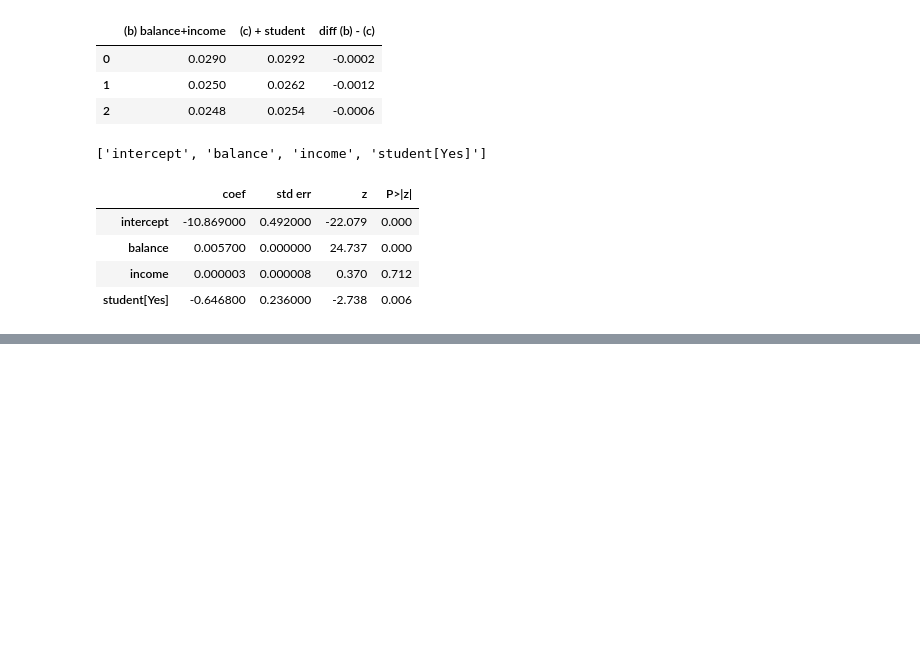
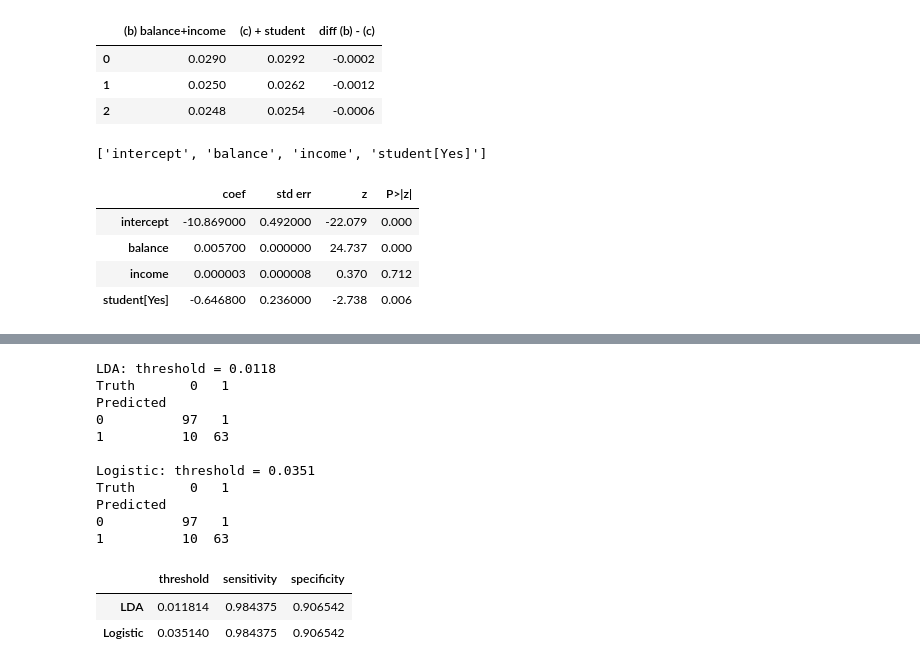
Before and after one commit to CozyCode890/IT171IU-labs, a Jupyter notebook: IT171IU_Lab03_Lê Thái Đức Tùng_ITDSIU24055.ipynb, the cells around one changed output, grey strips where cells are left out. Saved outputs shown, nothing was run; the diff lists cells and outputs as text; code cells hidden in the pictures; blank space fills up the shorter version.

```diff
--- a/IT171IU_Lab03_Lê Thái Đức Tùng_ITDSIU24055.ipynb
+++ b/IT171IU_Lab03_Lê Thái Đức Tùng_ITDSIU24055.ipynb
@@ -465,0 +566,50 @@ summarize(glm_d)
+# %%
+POS = 1
+
+test_inputs = {
+    "LDA": Xb_te,
+    "Logistic": Xb_te_s,
+}
+
+thr_rows = {}
+for name, X_te_m in test_inputs.items():
+    model = results_w[name]["model"]
+
+    col = list(model.classes_).index(POS)
+    prob = model.predict_proba(X_te_m)[:, col]
+    results_w[name]["prob"] = prob
+
+    fpr, tpr, thr = roc_curve(yb_te, prob, pos_label=POS, drop_intermediate=False)
+
+    idx = np.argmax(tpr >= 0.98)
+    threshold = thr[idx]
+
+    is_pos = prob >= threshold
+    other = [c for c in model.classes_ if c != POS][0]
+    pred = np.where(is_pos, POS, other)
+
+    print(f"{name}: threshold = {threshold:.4f}")
+    print(confusion_table(pred, yb_te), "\n")
+
+    thr_rows[name] = {
+        "threshold":   threshold,
+        "sensitivity": tpr[idx],
+        "specificity": 1 - fpr[idx],
+    }
+
+pd.DataFrame(thr_rows).T
+# %% [output]
+LDA: threshold = 0.0118
+Truth       0   1
+Predicted
+0          97   1
+1          10  63
+
+Logistic: threshold = 0.0351
+Truth       0   1
+Predicted
+0          97   1
+1          10  63
+|  | threshold | sensitivity | specificity |
+| LDA | 0.011814 | 0.984375 | 0.906542 |
+| Logistic | 0.035140 | 0.984375 | 0.906542 |
```
Also changed, not shown: parts of 15 cells of this notebook.
